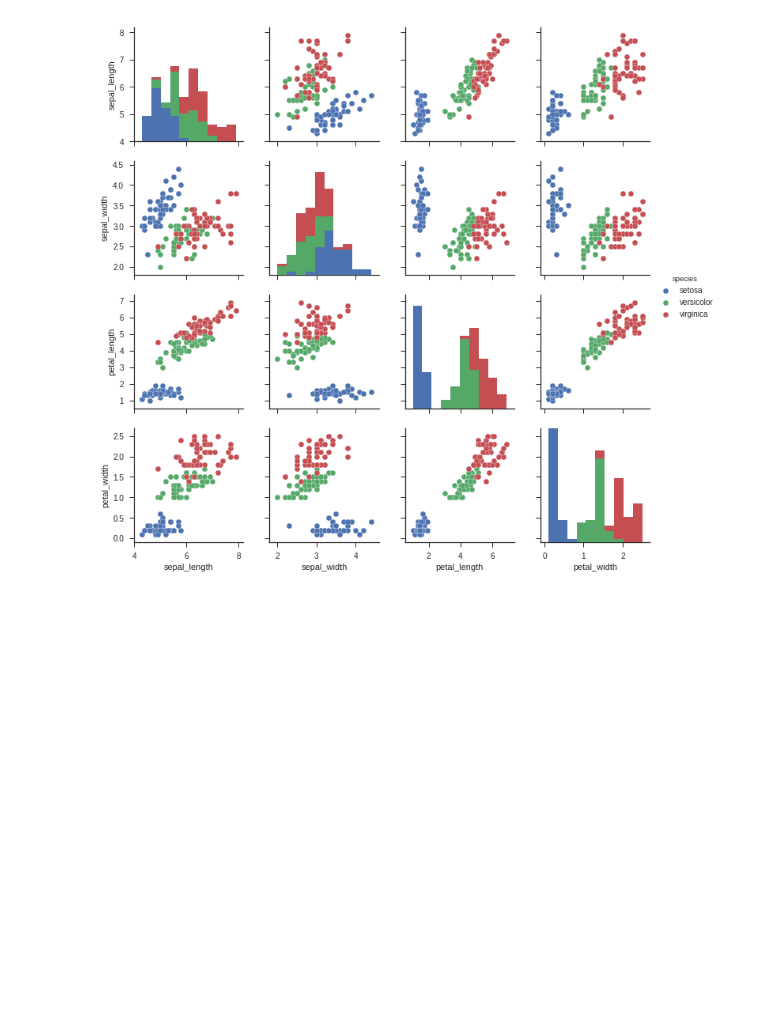
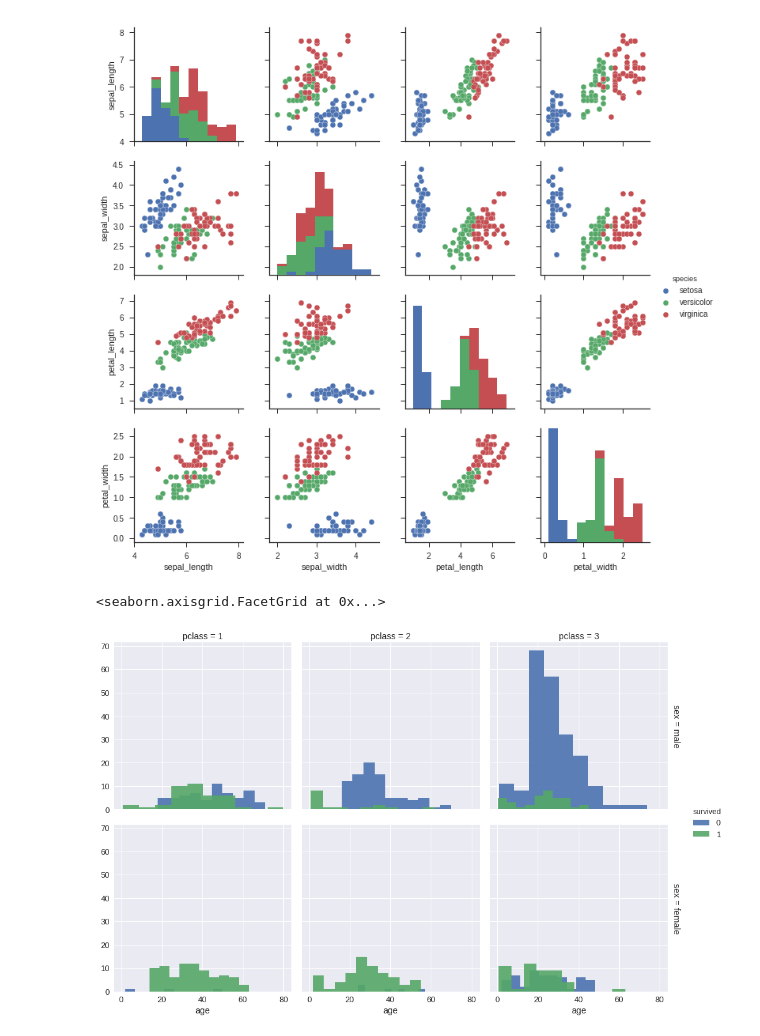
Before and after one commit to Benvial89/07MBIG---AG1, a Jupyter notebook: 07MBIG_AG3.ipynb, the cells around one changed output. Cells and saved outputs as stored; diff of their text form; code cells hidden in the pictures; blank space fills up the shorter version.

```diff
--- a/07MBIG_AG3.ipynb
+++ b/07MBIG_AG3.ipynb
@@ -148,3 +148,12 @@ sns.pairplot(df, hue="species")
 # %% [output]
 <seaborn.axisgrid.PairGrid at 0x...>
 [figure]
+# %%
+sns.set(font_scale=1.3)
+
+g = sns.FacetGrid(titanic, col="pclass", row="sex", hue="survived", margin_titles=True, size=4.5)
+g.map(plt.hist, "age", alpha=0.9)
+g.add_legend()
+# %% [output]
+<seaborn.axisgrid.FacetGrid at 0x...>
+[figure, added]
```
Also changed, not shown: parts of 1 cell of this notebook.
